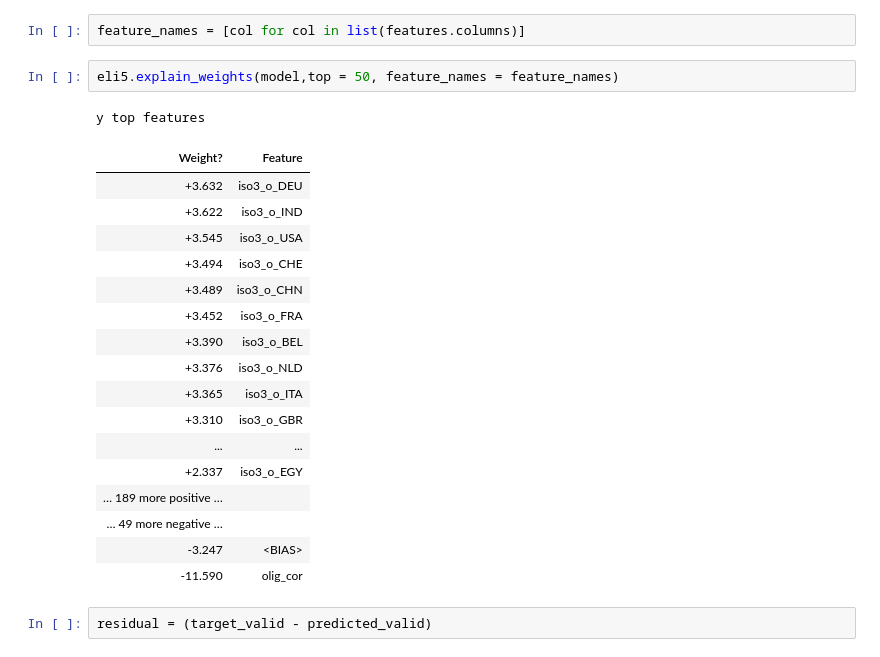
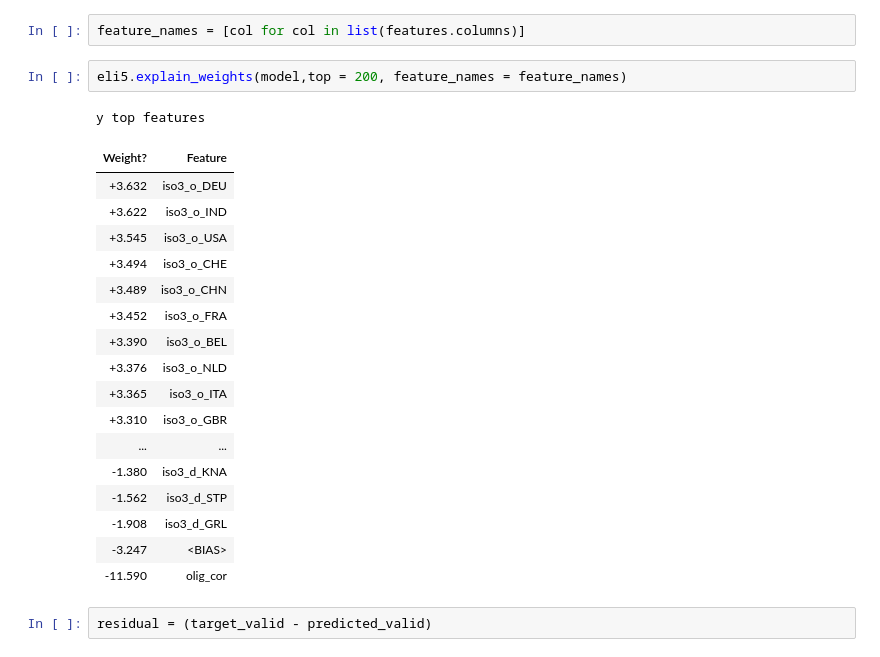
Before and after one commit to makcfd/angela-thesis, a Jupyter notebook: Regression_augmented.ipynb, the cells around one changed output. Drawn from its saved outputs; the diff is of its cells as text.

Commit message:
model with distance added

```diff
--- a/Regression_augmented.ipynb
+++ b/Regression_augmented.ipynb
@@ -536,24 +581,24 @@ predicted mean:  0.0014403378848152194
 # %%
 feature_names = [col for col in list(features.columns)]
 # %%
-eli5.explain_weights(model,top = 50, feature_names = feature_names)
+eli5.explain_weights(model,top = 200, feature_names = feature_names)
 # %% [output]
 y top features
 | Weight? | Feature |
 | +3.632 | iso3_o_DEU |
 | +3.622 | iso3_o_IND |
 | +3.545 | iso3_o_USA |
 | +3.494 | iso3_o_CHE |
 | +3.489 | iso3_o_CHN |
 | +3.452 | iso3_o_FRA |
 | +3.390 | iso3_o_BEL |
 | +3.376 | iso3_o_NLD |
 | +3.365 | iso3_o_ITA |
 | +3.310 | iso3_o_GBR |
 | ... | ... |
-| +2.337 | iso3_o_EGY |
-| … 189 more positive … |  |
-| … 49 more negative … |  |
+| -1.380 | iso3_d_KNA |
+| -1.562 | iso3_d_STP |
+| -1.908 | iso3_d_GRL |
 | -3.247 | <BIAS> |
 | -11.590 | olig_cor |
 # %%
```
Also changed, not shown: parts of 51 cells of this notebook, 1 other file.
